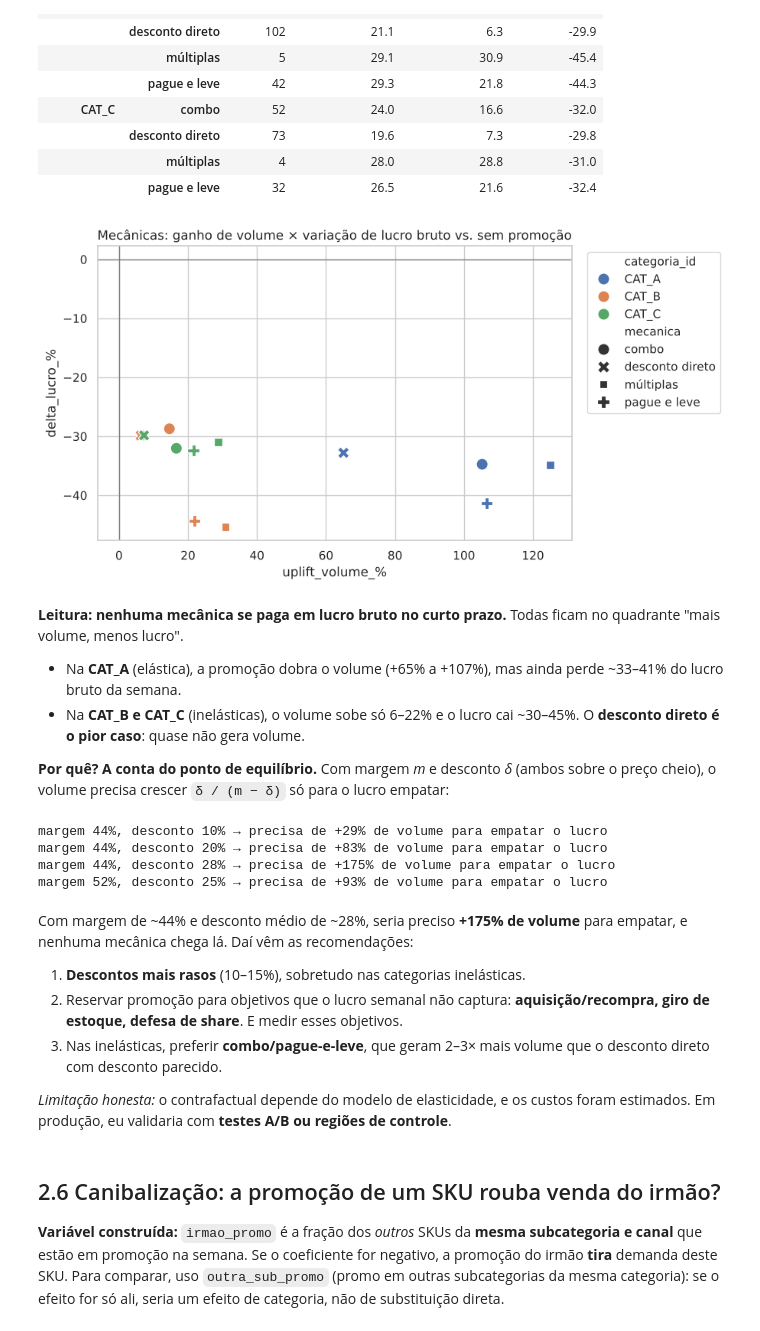
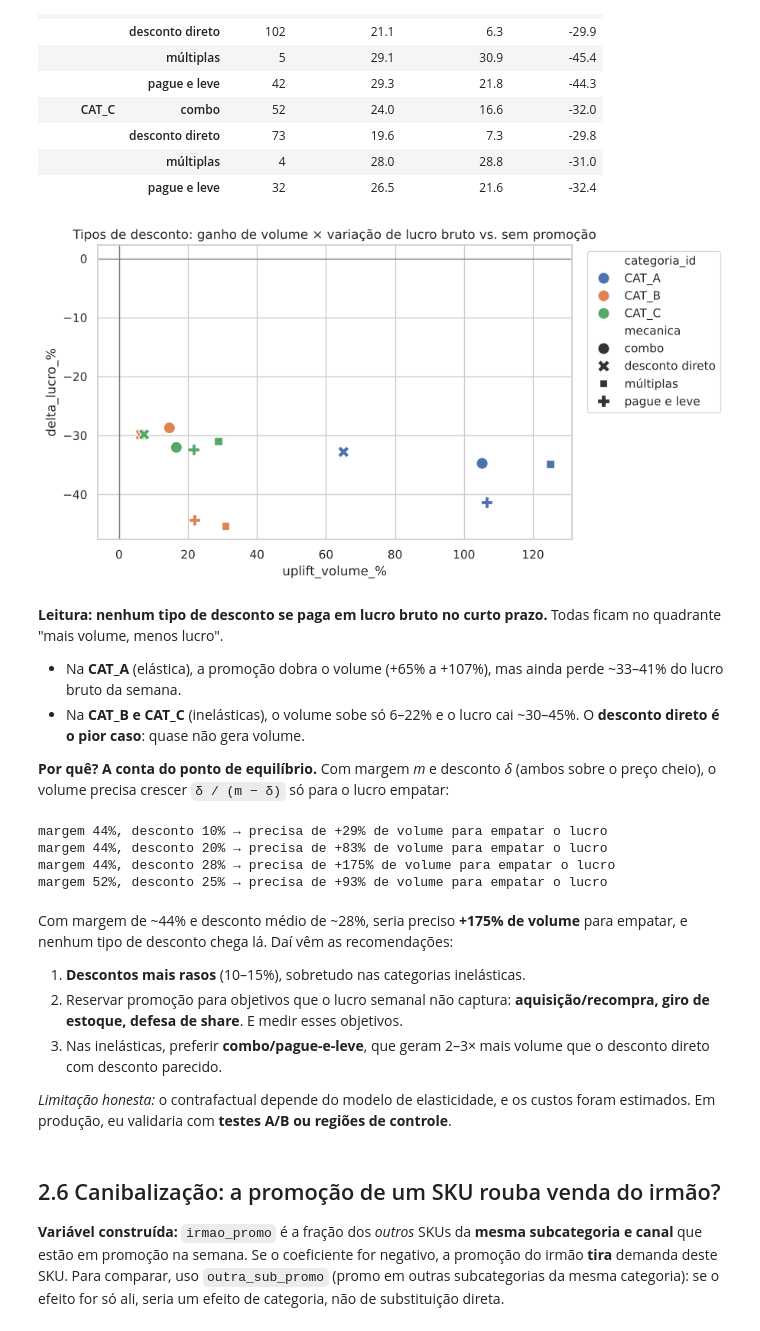
Before and after one commit to luisadrm/case-boticario-rgm, a Jupyter notebook: notebooks/case_rgm_v2.ipynb, the cells around one changed output. Saved outputs shown, nothing was run; the diff lists cells and outputs as text; code cells hidden in the pictures.

```diff
--- a/notebooks/case_rgm_v2.ipynb
+++ b/notebooks/case_rgm_v2.ipynb
@@ -1103,15 +1104,15 @@ roi[["semanas", "desconto_medio", "uplift_volume_%", "delta_lucro_%"]].round(1)
 # %%
 fig, ax = plt.subplots(figsize=(8, 5))
 r = roi.reset_index()
 sns.scatterplot(data=r, x="uplift_volume_%", y="delta_lucro_%", hue="categoria_id", style="mecanica", s=120, ax=ax)
 ax.axhline(0, color="grey", lw=1); ax.axvline(0, color="grey", lw=1)
-ax.set_title("Mecânicas: ganho de volume × variação de lucro bruto vs. sem promoção")
+ax.set_title("Tipos de desconto: ganho de volume × variação de lucro bruto vs. sem promoção")
 ax.legend(bbox_to_anchor=(1.02, 1), loc="upper left")
 plt.show()
 # %% [output]
-[figure, old version]
+[figure, new version]
 # %% [markdown]
-**Leitura:** **nenhuma mecânica se paga em lucro bruto no curto prazo.** Todas ficam no quadrante "mais volume, menos lucro".
+**Leitura:** **nenhum tipo de desconto se paga em lucro bruto no curto prazo.** Todas ficam no quadrante "mais volume, menos lucro".
 - Na **CAT_A** (elástica), a promoção dobra o volume (+65% a +107%), mas ainda perde ~33–41% do lucro bruto da semana.
 - Na **CAT_B e CAT_C** (inelásticas), o volume sobe só 6–22% e o lucro cai ~30–45%. O **desconto direto é o pior caso**: quase não gera volume.
 
@@ -1125,7 +1126,7 @@ margem 44%, desconto 20% → precisa de +83% de volume para empatar o lucro
 margem 44%, desconto 28% → precisa de +175% de volume para empatar o lucro
 margem 52%, desconto 25% → precisa de +93% de volume para empatar o lucro
 # %% [markdown]
-Com margem de ~44% e desconto médio de ~28%, seria preciso **+175% de volume** para empatar, e nenhuma mecânica chega lá. Daí vêm as recomendações:
+Com margem de ~44% e desconto médio de ~28%, seria preciso **+175% de volume** para empatar, e nenhum tipo de desconto chega lá. Daí vêm as recomendações:
 1. **Descontos mais rasos** (10–15%), sobretudo nas categorias inelásticas.
 2. Reservar promoção para objetivos que o lucro semanal não captura: **aquisição/recompra, giro de estoque, defesa de share**. E medir esses objetivos.
 3. Nas inelásticas, preferir **combo/pague-e-leve**, que geram 2–3× mais volume que o desconto direto com desconto parecido.
```
Also changed, not shown: parts of 21 cells of this notebook, 1 other file.
